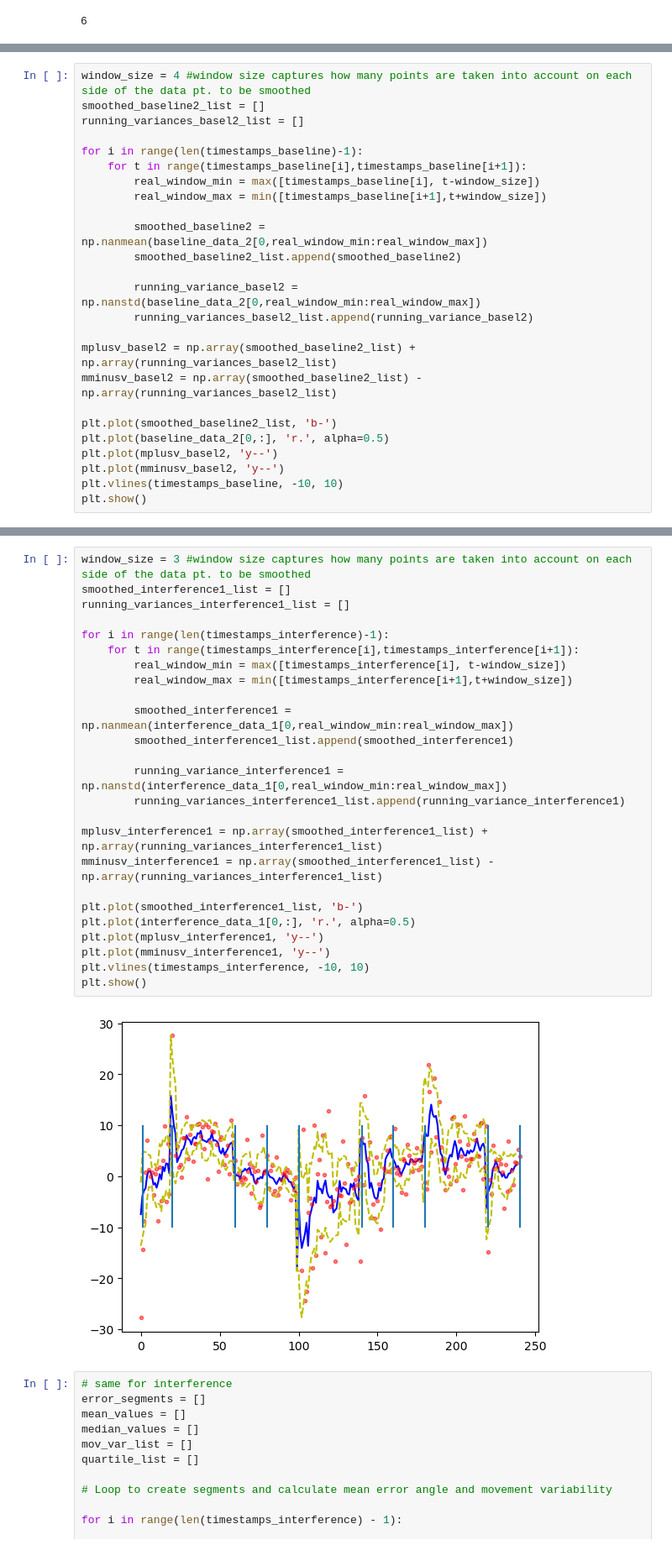
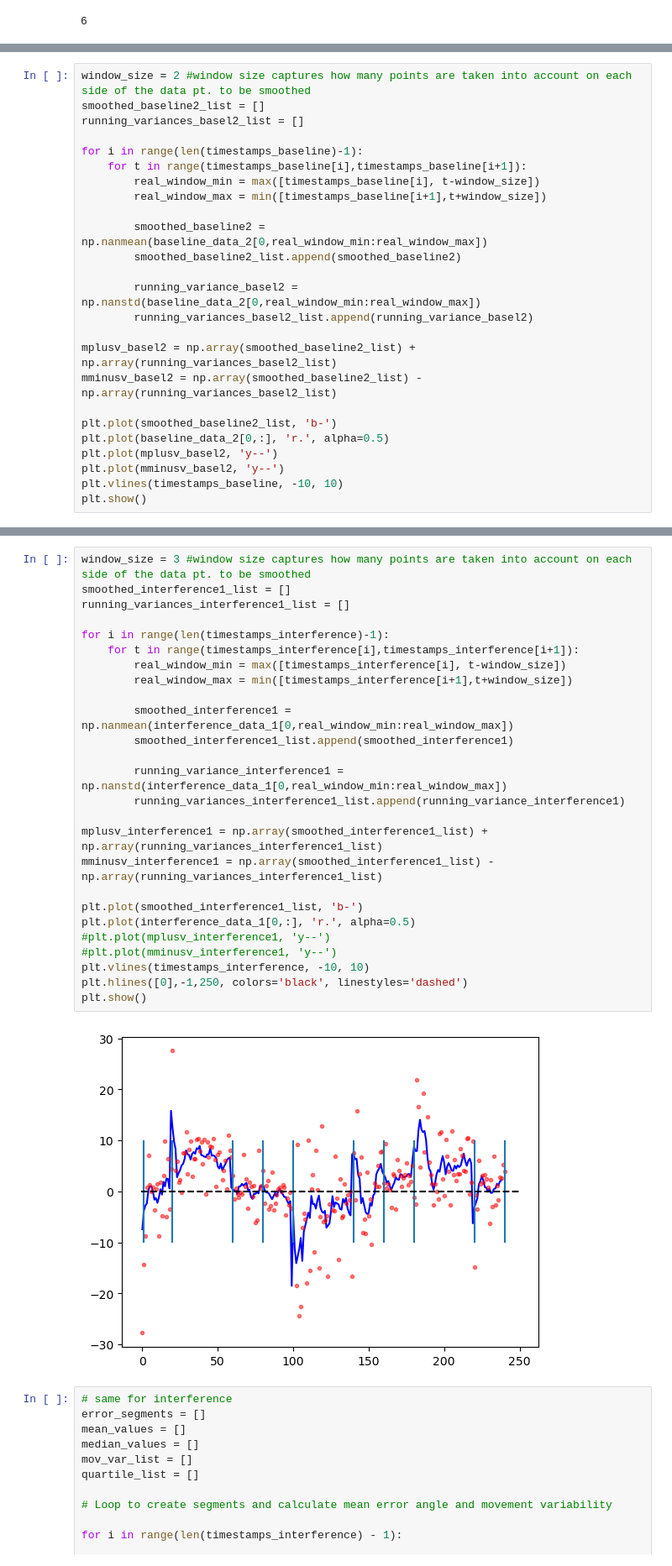
Before and after one commit to s-l-m/neural-modeling-23, a Jupyter notebook: plotting-ex2.ipynb, the cells around one changed output, grey strips where cells are left out. Shown at 84% size. Saved outputs shown, nothing was run; the diff lists cells and outputs as text.

```diff
--- a/plotting-ex2.ipynb
+++ b/plotting-ex2.ipynb
@@ -128,7 +128,7 @@ plt.show()
 # %% [output]
 [figure]
 # %%
-window_size = 4 #window size captures how many points are taken into account on each side of the data pt. to be smoothed
+window_size = 2 #window size captures how many points are taken into account on each side of the data pt. to be smoothed
 smoothed_baseline2_list = []
 running_variances_basel2_list = []
 
@@ -189,30 +189,31 @@ plt.show()
 # %%
 window_size = 3 #window size captures how many points are taken into account on each side of the data pt. to be smoothed
 smoothed_interference1_list = []
 running_variances_interference1_list = []
 
 for i in range(len(timestamps_interference)-1):
     for t in range(timestamps_interference[i],timestamps_interference[i+1]):
         real_window_min = max([timestamps_interference[i], t-window_size])
         real_window_max = min([timestamps_interference[i+1],t+window_size])
 
         smoothed_interference1 = np.nanmean(interference_data_1[0,real_window_min:real_window_max])
         smoothed_interference1_list.append(smoothed_interference1)
 
         running_variance_interference1 = np.nanstd(interference_data_1[0,real_window_min:real_window_max])
         running_variances_interference1_list.append(running_variance_interference1)
 
 mplusv_interference1 = np.array(smoothed_interference1_list) + np.array(running_variances_interference1_list)
 mminusv_interference1 = np.array(smoothed_interference1_list) - np.array(running_variances_interference1_list)
 
 plt.plot(smoothed_interference1_list, 'b-')
 plt.plot(interference_data_1[0,:], 'r.', alpha=0.5)
-plt.plot(mplusv_interference1, 'y--')
-plt.plot(mminusv_interference1, 'y--')
+#plt.plot(mplusv_interference1, 'y--')
+#plt.plot(mminusv_interference1, 'y--')
 plt.vlines(timestamps_interference, -10, 10)
+plt.hlines([0],-1,250, colors='black', linestyles='dashed')
 plt.show()
 # %% [output]
-[figure, old version]
+[figure, new version]
 # %%
 # same for interference
 error_segments = []
```
Also changed, not shown: parts of 5 cells of this notebook.
